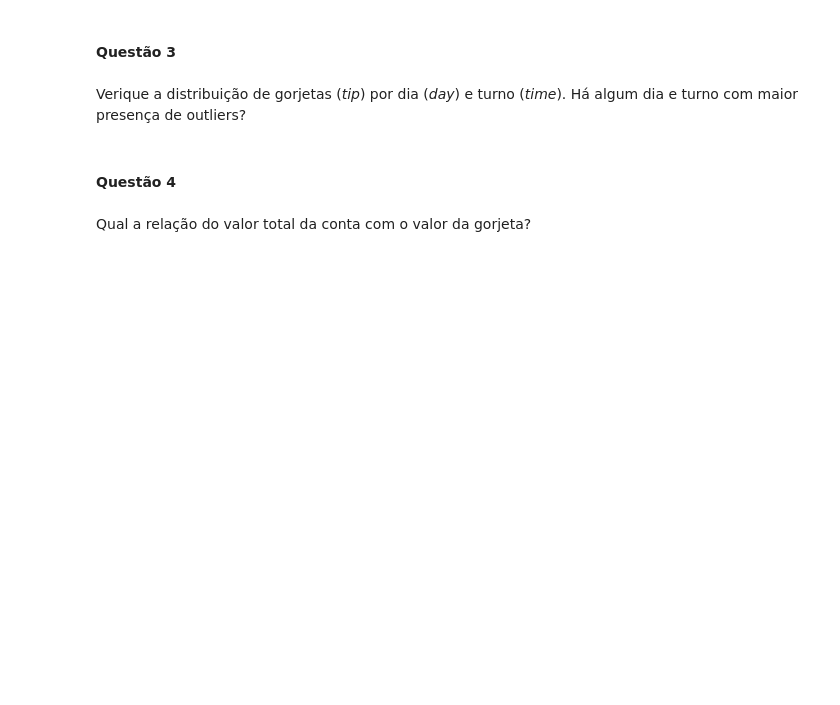
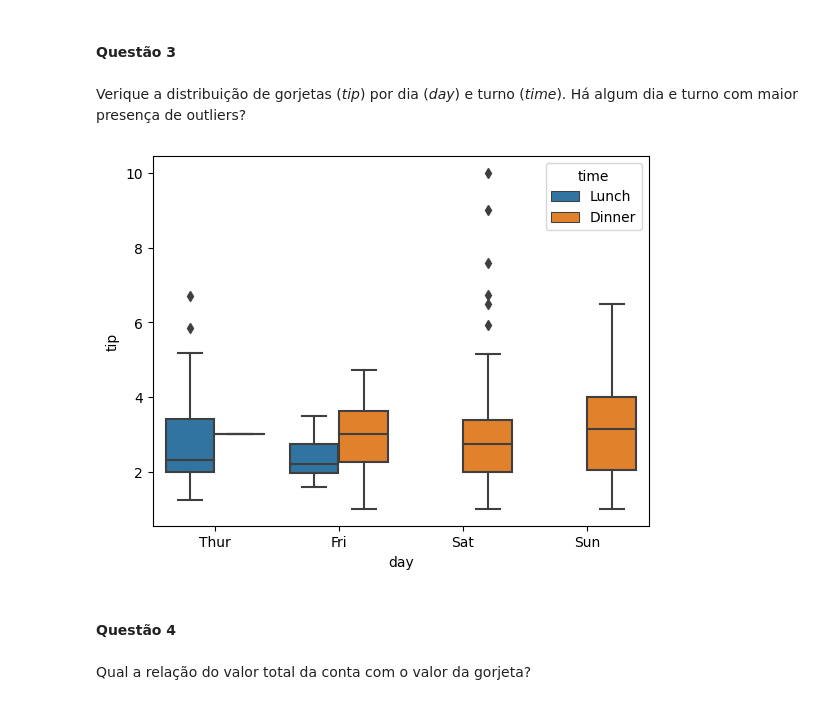
Before and after one commit to mateusparanhos/892-ADA, a Jupyter notebook: Atividade_Aula_3_Seaborn.ipynb, the cells around one changed output. Cells and saved outputs as stored; diff of their text form; code cells hidden in the pictures; blank space fills up the shorter version.

```diff
--- a/Atividade_Aula_3_Seaborn.ipynb
+++ b/Atividade_Aula_3_Seaborn.ipynb
@@ -29,6 +57,10 @@ Qual a soma das gorjetas (*tip*) por turno do dia (*time*), observando os fumant
 #### Questão 3
 # %% [markdown]
 Verique a distribuição de gorjetas (*tip*) por dia (*day*) e turno (*time*). Há algum dia e turno com maior presença de outliers?
+# %%
+sns.boxplot(data=tips, x='day', y='tip', hue='time');
+# %% [output]
+[figure, added]
 # %% [markdown]
 #### Questão 4
 # %% [markdown]
```
Also changed, not shown: parts of 11 cells of this notebook.
